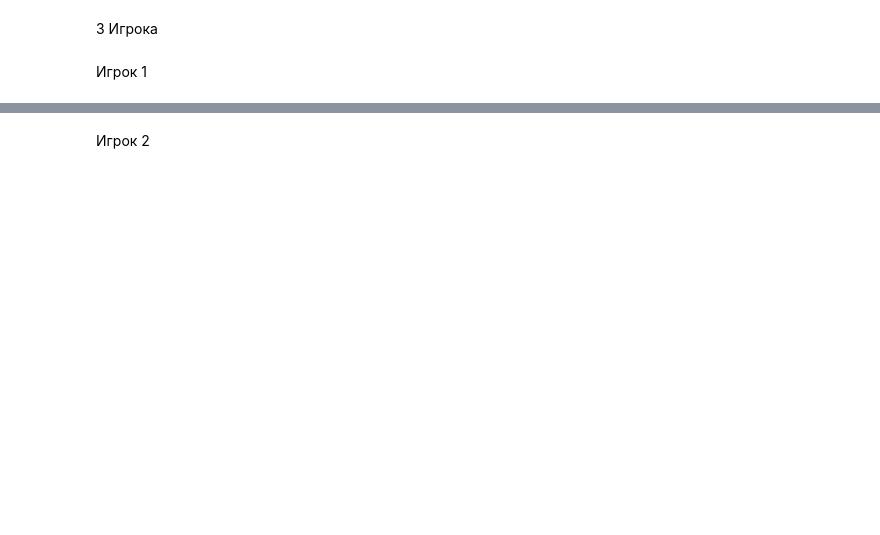
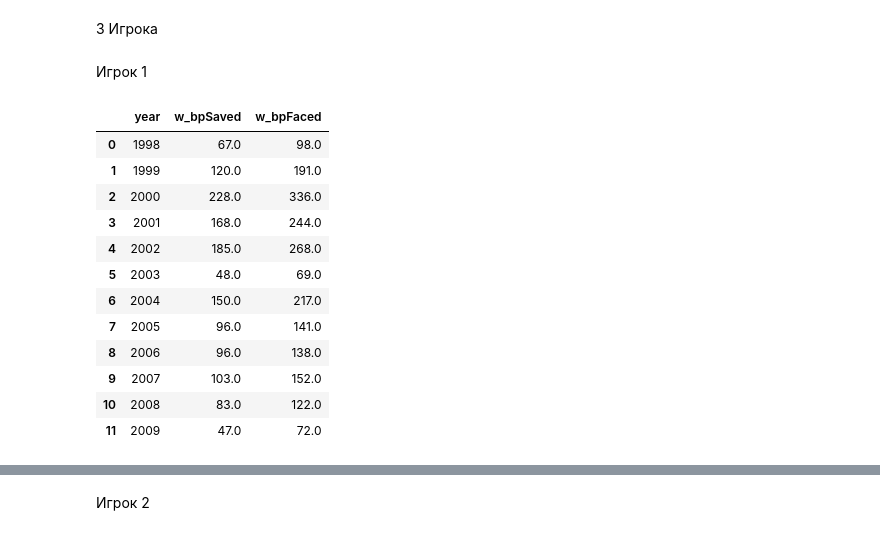
Before and after one commit to MarinaGrad/SF-data-science22, a Jupyter notebook: homework/Tennis_homework/tennis_notebook_MGHW.ipynb, the cells around one changed output, grey strips where cells are left out. Saved outputs shown, nothing was run; the diff lists cells and outputs as text; code cells hidden in the pictures; blank space fills up the shorter version.

```diff
--- a/homework/Tennis_homework/tennis_notebook_MGHW.ipynb
+++ b/homework/Tennis_homework/tennis_notebook_MGHW.ipynb
@@ -162,6 +196,20 @@ sampras_lose= df[df['loser_name'] =='Pete Sampras']
 # %% [markdown]
 Игрок 1
 # %%
-safin_win[['w_bpSaved', 'w_bpFaced']]
+safin_win[['w_bpSaved', 'w_bpFaced', 'year']].groupby(by='year').sum().reset_index()
+# %% [output]
+|  | year | w_bpSaved | w_bpFaced |
+| 0 | 1998 | 67.0 | 98.0 |
+| 1 | 1999 | 120.0 | 191.0 |
+| 2 | 2000 | 228.0 | 336.0 |
+| 3 | 2001 | 168.0 | 244.0 |
+| 4 | 2002 | 185.0 | 268.0 |
+| 5 | 2003 | 48.0 | 69.0 |
+| 6 | 2004 | 150.0 | 217.0 |
+| 7 | 2005 | 96.0 | 141.0 |
+| 8 | 2006 | 96.0 | 138.0 |
+| 9 | 2007 | 103.0 | 152.0 |
+| 10 | 2008 | 83.0 | 122.0 |
+| 11 | 2009 | 47.0 | 72.0 |
 # %%
 (safin_win['w_bpSaved']/safin_win['w_bpFaced']).plot.box()
```
Also changed, not shown: parts of 52 cells of this notebook.
